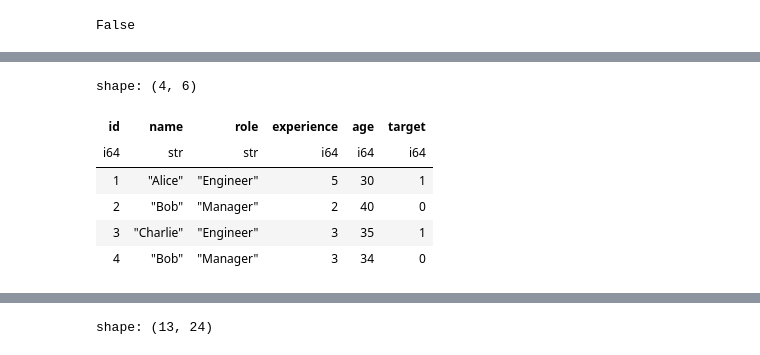
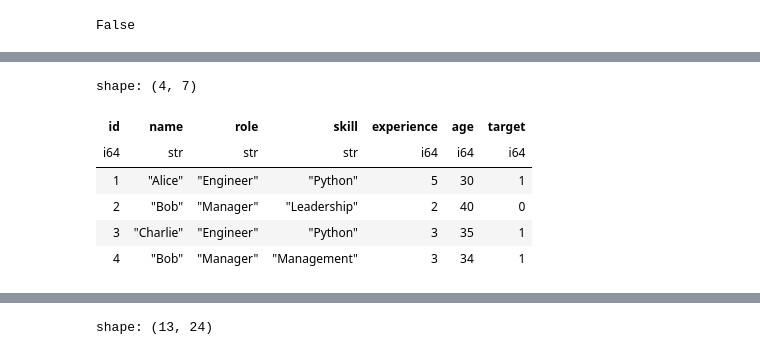
Before and after one commit to chineidu/End-to-end-Sale-Forecasting, a Jupyter notebook: notebooks/01-lab.ipynb, the cells around one changed output, grey strips where cells are left out. Saved outputs shown, nothing was run; the diff lists cells and outputs as text; code cells hidden in the pictures.

```diff
--- a/notebooks/01-lab.ipynb
+++ b/notebooks/01-lab.ipynb
@@ -498,21 +599,22 @@ class FeatureEngineer:
 # %%
 df: pl.DataFrame = pl.DataFrame(
     data={
         "id": [1, 2, 3, 4],
         "name": ["Alice", "Bob", "Charlie", "Bob"],
         "role": ["Engineer", "Manager", "Engineer", "Manager"],
+        "skill": ["Python", "Leadership", "Python", "Management"],
         "experience": [5, 2, 3, 3],
         "age": [30, 40, 35, 34],
-        "target": [1, 0, 1, 0],
+        "target": [1, 0, 1, 1],
     }
 )
 
 df
 # %% [output]
-shape: (4, 6)
+shape: (4, 7)
-| id | name | role | experience | age | target |
-| i64 | str | str | i64 | i64 | i64 |
-| 1 | "Alice" | "Engineer" | 5 | 30 | 1 |
-| 2 | "Bob" | "Manager" | 2 | 40 | 0 |
-| 3 | "Charlie" | "Engineer" | 3 | 35 | 1 |
-| 4 | "Bob" | "Manager" | 3 | 34 | 0 |
+| id | name | role | skill | experience | age | target |
+| i64 | str | str | str | i64 | i64 | i64 |
+| 1 | "Alice" | "Engineer" | "Python" | 5 | 30 | 1 |
+| 2 | "Bob" | "Manager" | "Leadership" | 2 | 40 | 0 |
+| 3 | "Charlie" | "Engineer" | "Python" | 3 | 35 | 1 |
+| 4 | "Bob" | "Manager" | "Management" | 3 | 34 | 1 |
```
Also changed, not shown: parts of 8 cells of this notebook, 1 other file.
